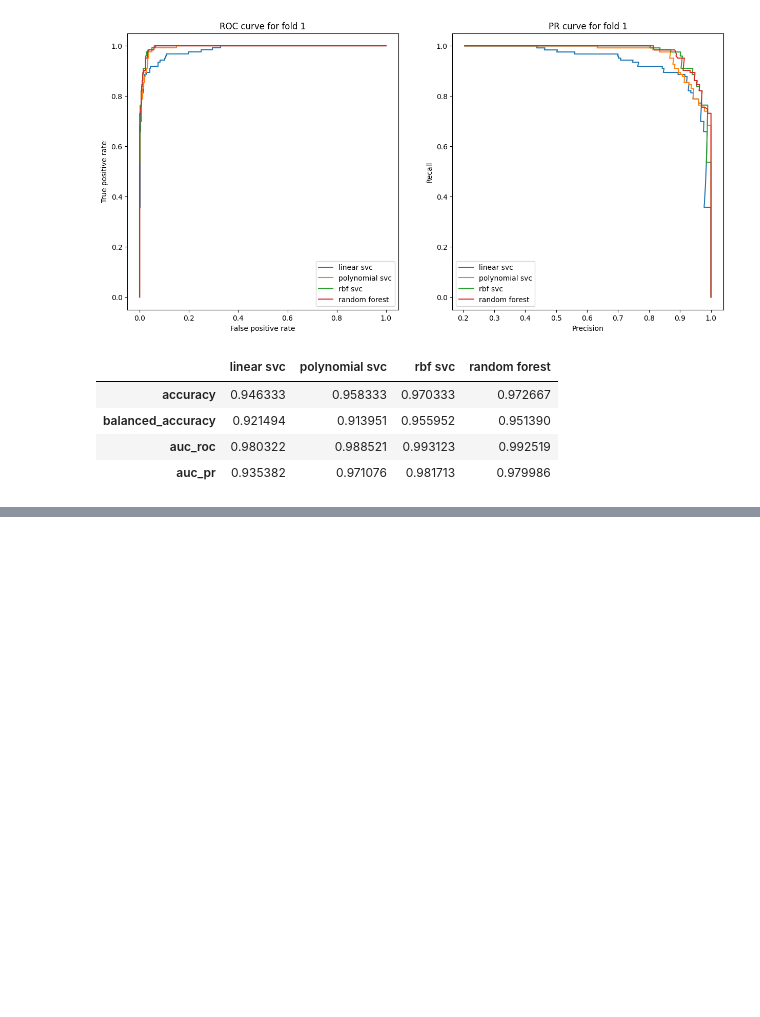
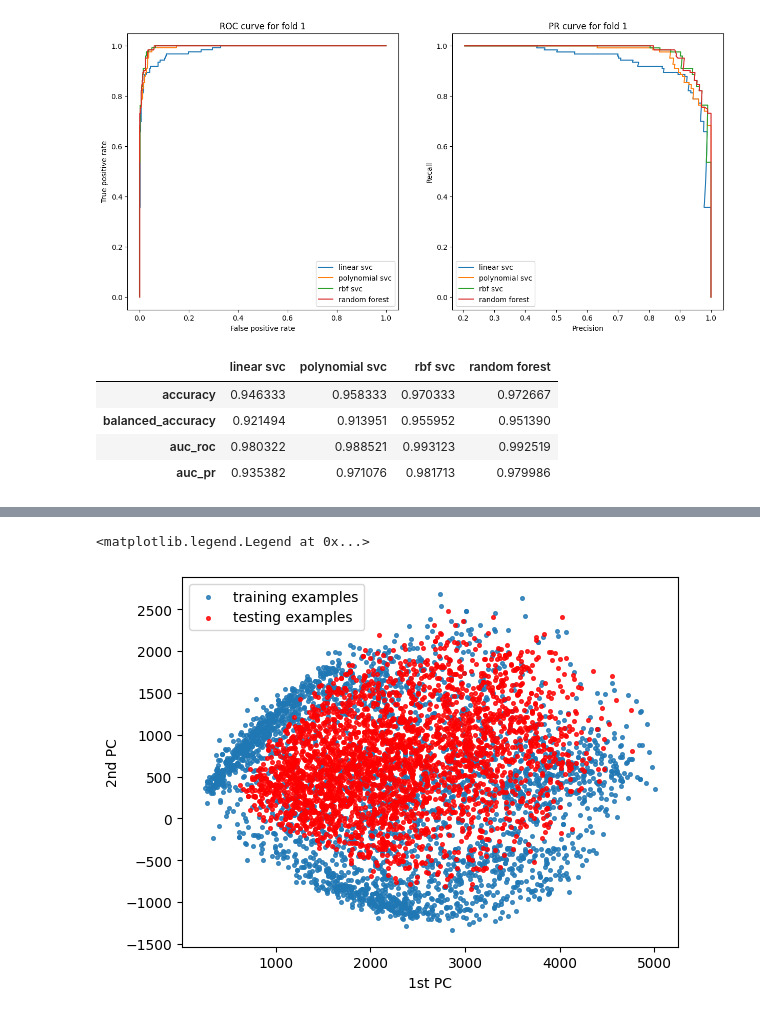
Before and after one commit to gblawrence03/CS909-materials, a Jupyter notebook: 2025/A1/assignment.ipynb, the cells around one changed output, grey strips where cells are left out. Saved outputs shown, nothing was run; the diff lists cells and outputs as text; code cells hidden in the pictures; blank space fills up the shorter version.

```diff
--- a/2025/A1/assignment.ipynb
+++ b/2025/A1/assignment.ipynb
@@ -510,0 +534,20 @@ Notice that polynomial SVC, RBF SVC, and Random Forest all have similar ROC and
+# %%
+X_all = np.vstack([X_train, X_test])
+
+pca2 = PCA(n_components=2)
+pca2.fit(X_all)
+
+negative_idx = np.asarray(Y_train == -1).nonzero()
+positive_idx = np.asarray(Y_train == 1).nonzero()
+
+Z_train =  np.inner(pca2.components_, X_train).T
+Z_test = np.inner(pca2.components_, X_test).T
+
+plt.scatter(Z_train[:,0], Z_train[:,1], s=7, label='training examples', alpha=0.8)
+plt.scatter(Z_test[:,0], Z_test[:,1], s=7, label='testing examples', color='red', alpha=0.8)
+plt.xlabel('1st PC')
+plt.ylabel('2nd PC')
+plt.legend()
+# %% [output]
+<matplotlib.legend.Legend at 0x...>
+[figure, added]
```
Also changed, not shown: parts of 22 cells of this notebook.
